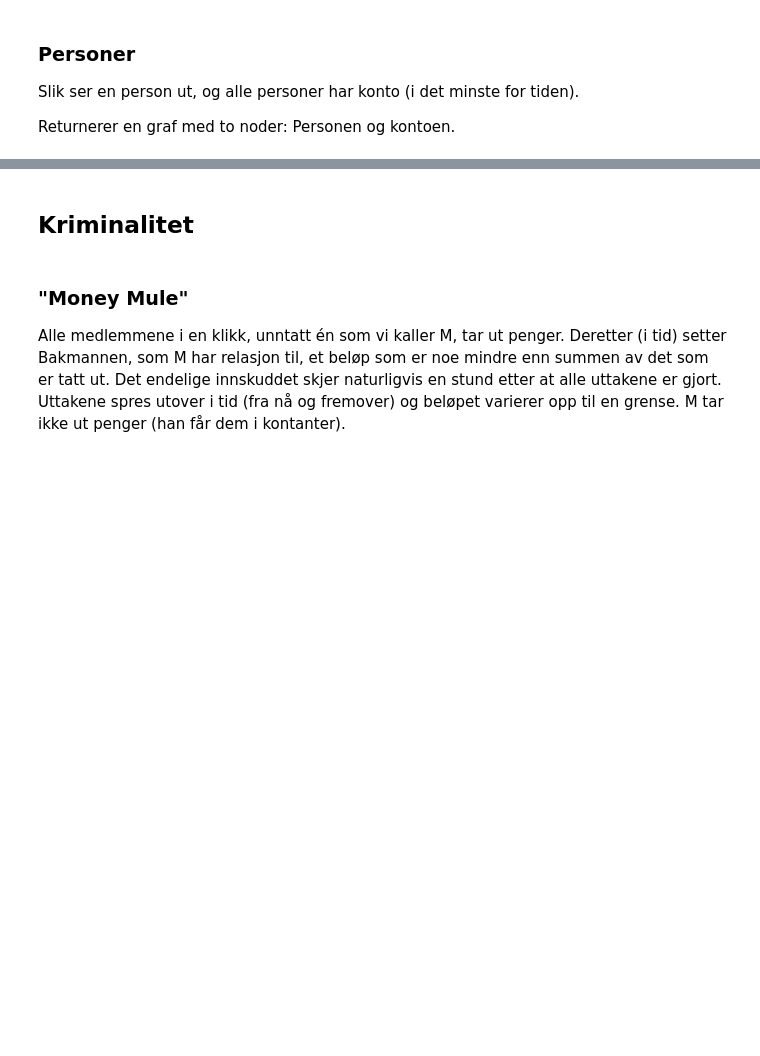
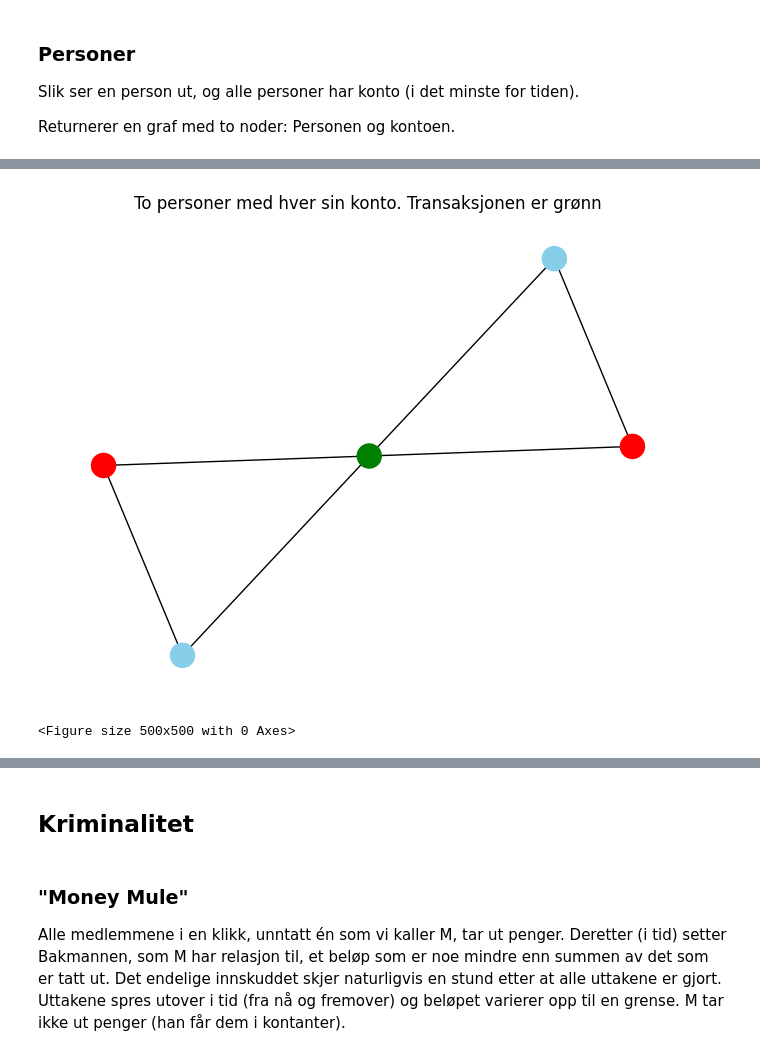
Before and after one commit to Tage-Politi/grafdag-2026, a Jupyter notebook: økonomisk.ipynb, the cells around one changed output, grey strips where cells are left out. Saved outputs shown, nothing was run; the diff lists cells and outputs as text; code cells hidden in the pictures; blank space fills up the shorter version.

```diff
--- a/økonomisk.ipynb
+++ b/økonomisk.ipynb
@@ -184,6 +219,21 @@ def lag_overføring_person(G, fra_p, til_p, beløp, tidspunkt):
 
     return transId
 #
+# %%
+# Lag to personer, send penger fra den ene til den andre, og lag en tegning
+
+P1, Pid1, kto = lag_person_konto()
+P2, Pid2, kto = lag_person_konto()
+G = nx.MultiGraph()
+G = nx.compose(G, P1)
+G = nx.compose(G, P2)
+nå = datetime.now()
+
+trans = lag_overføring_person(G, Pid1, Pid2, 100, nå)
+tegne_graf(G, "To personer med hver sin konto. Transaksjonen er grønn")
+# %% [output]
+[figure, added]
+<Figure size 500x500 with 0 Axes>
 # %%
 # En person tar ut penger fra en konto
 def person_uttak(G, person, beløp, tidspunkt):
```
Also changed, not shown: parts of 9 cells of this notebook.
